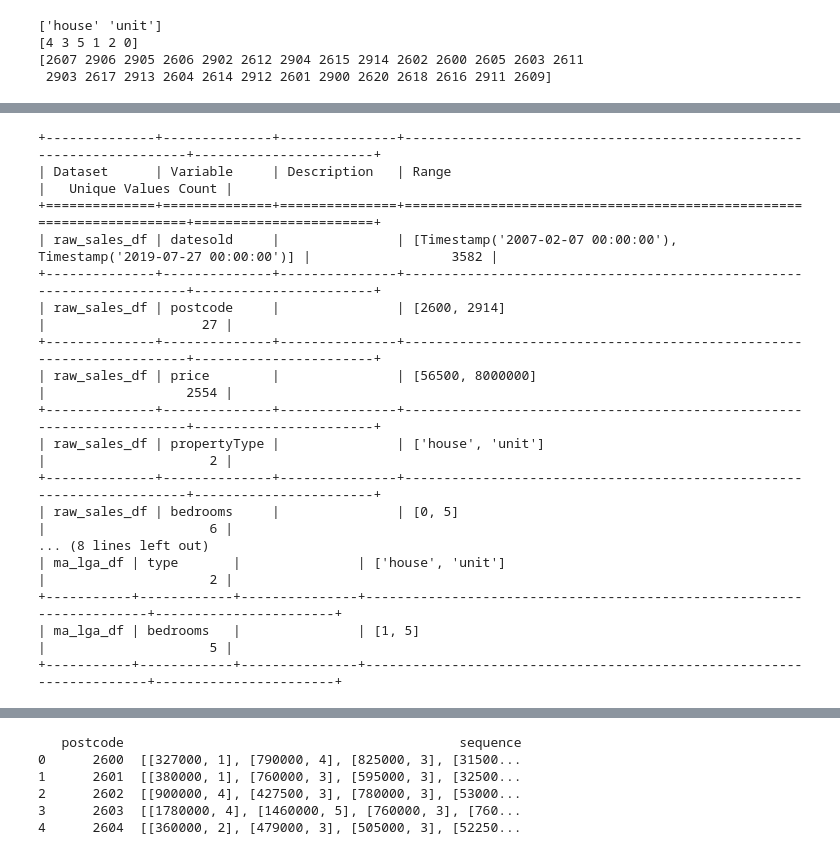
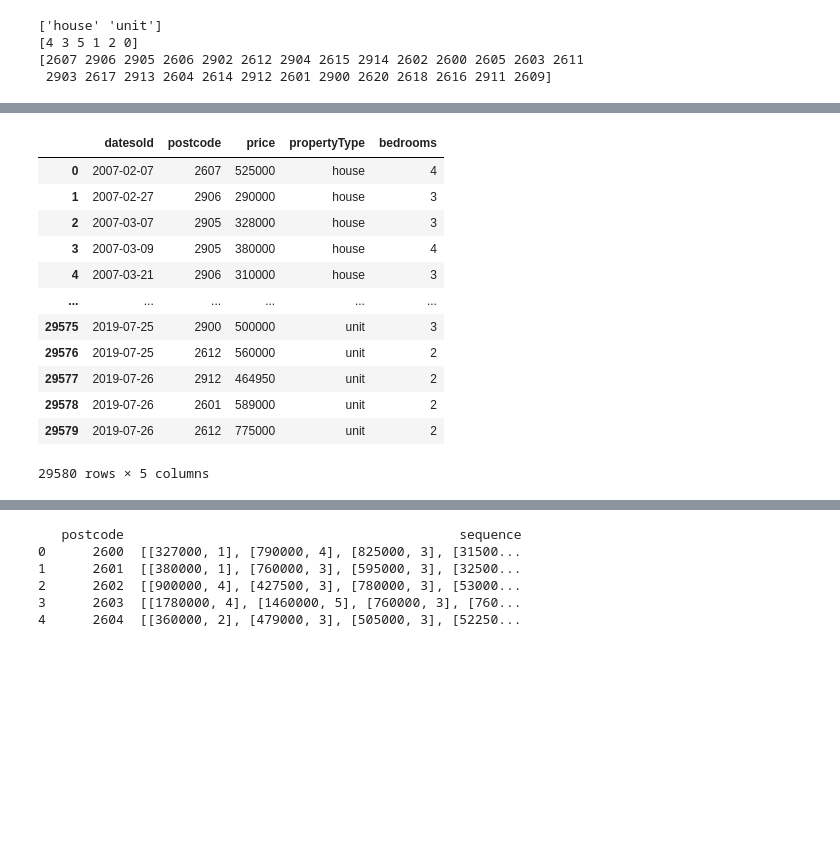
Before and after one commit to gracesosa/RealEstate_TrendClassification, a Jupyter notebook: Notebooks/DataPreprocessing.ipynb, the cells around one changed output, grey strips where cells are left out. Cells and saved outputs as stored; diff of their text form; code cells hidden in the pictures; blank space fills up the shorter version.

```diff
--- a/Notebooks/DataPreprocessing.ipynb
+++ b/Notebooks/DataPreprocessing.ipynb
@@ -134,51 +134,19 @@ ma_lga_df Summary Report
-# %%
-# Function to calculate range and unique counts for a single dataframe
-def summarize_single_dataframe(df, dataset_name):
-    summary = []
-    for col in df.columns:
-        unique_vals = df[col].dropna().unique()
-        if pd.api.types.is_numeric_dtype(df[col]) or pd.api.types.is_datetime64_any_dtype(df[col]):
-            col_range = [df[col].min(), df[col].max()]
-        else:
-            col_range = sorted(unique_vals) if len(unique_vals) <= 10 else ['Truncated']
-
-        summary.append({
-            'Dataset': dataset_name,
-            'Variable': col,
-            'Description': '',  # Add meaningful descriptions manually if required
-            'Range': col_range if len(col_range) > 1 else [col_range[0], col_range[0]],
-            'Unique Values Count': len(unique_vals)
-        })
-
-    return pd.DataFrame(summary)
-
-summary_table_raw = summarize_single_dataframe(raw_sales_df, 'raw_sales_df')
-summary_table_ma = summarize_single_dataframe(ma_lga_df, 'ma_lga_df')
-
-# Use tabulate for a nice table format with borders and headers
-formatted_table_raw = tabulate(summary_table_raw, headers='keys', tablefmt='grid', showindex=False)
-formatted_table_ma = tabulate(summary_table_ma, headers='keys', tablefmt='grid', showindex=False)
-
-print(formatted_table_raw)
-print(formatted_table_ma)
-# %% [output]
-+--------------+--------------+---------------+----------------------------------------------------------------------+-----------------------+
-| Dataset      | Variable     | Description   | Range                                                                |   Unique Values Count |
-+==============+==============+===============+======================================================================+=======================+
-| raw_sales_df | datesold     |               | [Timestamp('2007-02-07 00:00:00'), Timestamp('2019-07-27 00:00:00')] |                  3582 |
-+--------------+--------------+---------------+----------------------------------------------------------------------+-----------------------+
-| raw_sales_df | postcode     |               | [2600, 2914]                                                         |                    27 |
-+--------------+--------------+---------------+----------------------------------------------------------------------+-----------------------+
-| raw_sales_df | price        |               | [56500, 8000000]                                                     |                  2554 |
-+--------------+--------------+---------------+----------------------------------------------------------------------+-----------------------+
-| raw_sales_df | propertyType |               | ['house', 'unit']                                                    |                     2 |
-+--------------+--------------+---------------+----------------------------------------------------------------------+-----------------------+
-| raw_sales_df | bedrooms     |               | [0, 5]                                                               |                     6 |
-... (8 lines left out)
-| ma_lga_df | type       |               | ['house', 'unit']                                                    |                     2 |
-+-----------+------------+---------------+----------------------------------------------------------------------+-----------------------+
-| ma_lga_df | bedrooms   |               | [1, 5]                                                               |                     5 |
-+-----------+------------+---------------+----------------------------------------------------------------------+-----------------------+
+# %%
+raw_sales_df
+# %% [output]
+|  | datesold | postcode | price | propertyType | bedrooms |
+| 0 | 2007-02-07 | 2607 | 525000 | house | 4 |
+| 1 | 2007-02-27 | 2906 | 290000 | house | 3 |
+| 2 | 2007-03-07 | 2905 | 328000 | house | 3 |
+| 3 | 2007-03-09 | 2905 | 380000 | house | 4 |
+| 4 | 2007-03-21 | 2906 | 310000 | house | 3 |
+| ... | ... | ... | ... | ... | ... |
+| 29575 | 2019-07-25 | 2900 | 500000 | unit | 3 |
+| 29576 | 2019-07-25 | 2612 | 560000 | unit | 2 |
+| 29577 | 2019-07-26 | 2912 | 464950 | unit | 2 |
+| 29578 | 2019-07-26 | 2601 | 589000 | unit | 2 |
+| 29579 | 2019-07-26 | 2612 | 775000 | unit | 2 |
+29580 rows × 5 columns
 # %%
 #Preprocessing 'raw_sales_df'
 
```
Also changed, not shown: parts of 10 cells of this notebook, 1 other file.
